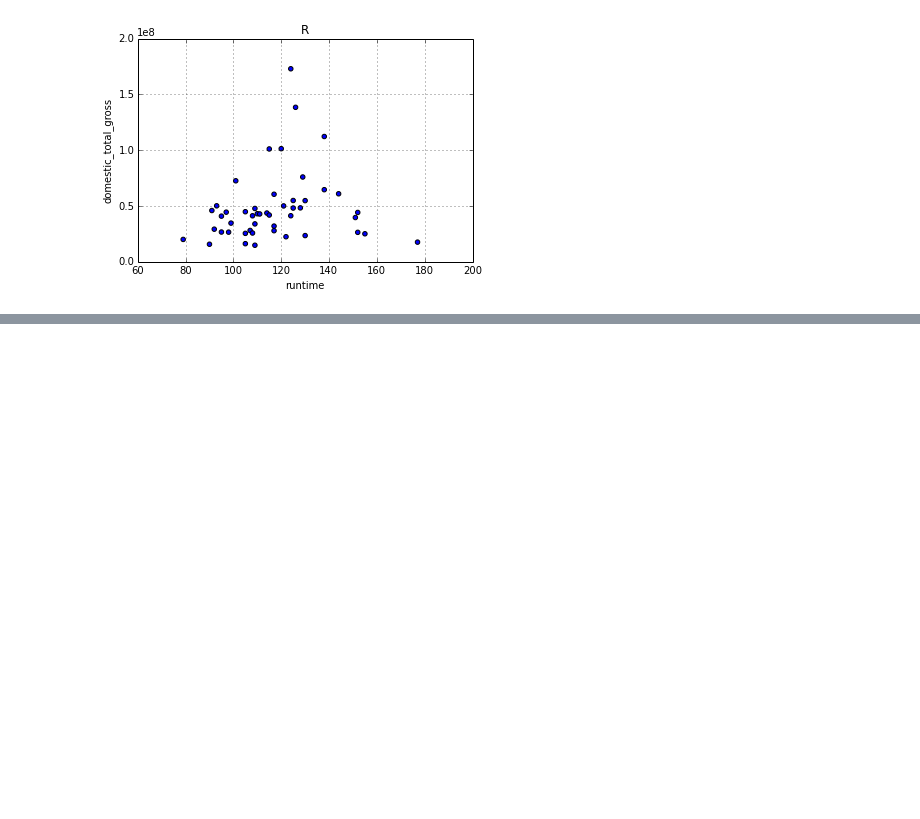
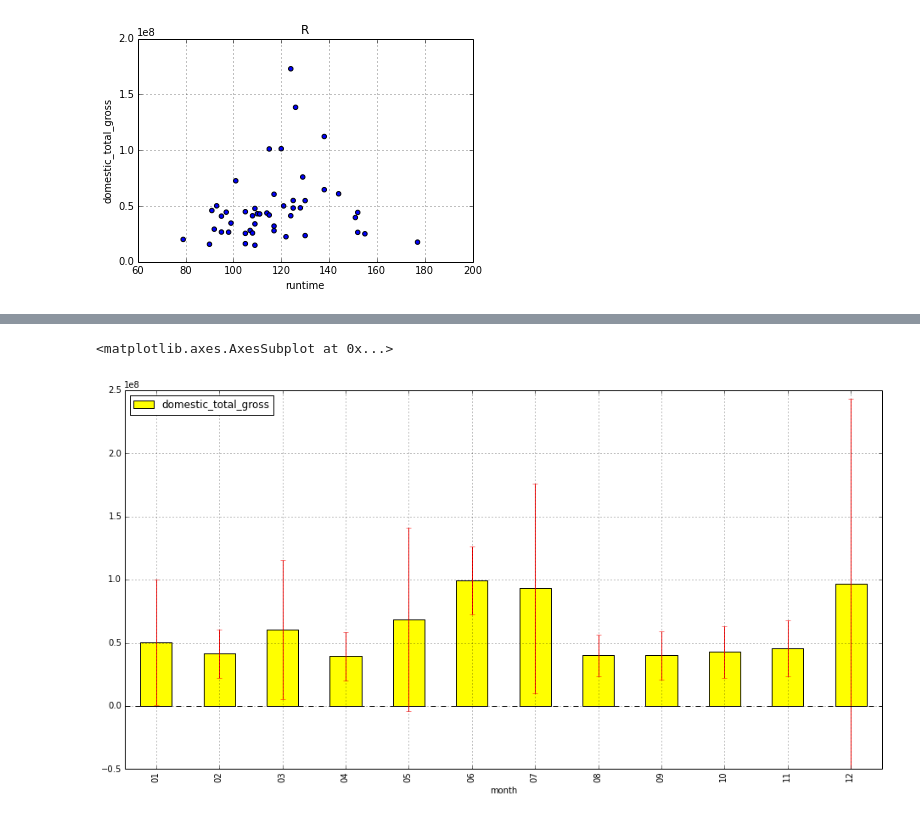
Before and after one commit to KevinMars/Luther, a Jupyter notebook: intro_to_web_scraping/Pandas Challenge.ipynb, the cells around one changed output, grey strips where cells are left out. Drawn from its saved outputs; the diff is of its cells as text; code cells hidden in the pictures; blank space fills up the shorter version.

```diff
--- a/intro_to_web_scraping/Pandas Challenge.ipynb
+++ b/intro_to_web_scraping/Pandas Challenge.ipynb
@@ -158,0 +211,11 @@ for group_title,group_data in df4_group:
+# %%
+df6_first_split = pd.DataFrame(df6.release_date.str.split('-',3).tolist(),columns = ['year','month','drop1'])
+df6_second_split = pd.DataFrame(df6_first_split.drop1.str.split(' ',1).tolist(),columns = ['day','drop2'])
+df6_final_split = df6_first_split.join(df6_second_split)
+# %%
+df6_final_split = df6_final_split.drop(['drop1','drop2'], axis=1)
+# %%
+df6_with_seperate_values = df6.join(df6_final_split)
+# %%
+df6_with_seperate_values = df6_with_seperate_values.drop(['year','runtime'], axis=1)
+df6_with_seperate_values.head()
@@ -158,0 +229,15 @@ for group_title,group_data in df4_group:
+# %%
+#challenge 6
+
+df6_group = df6_with_seperate_values.groupby('month')
+
+df6_mean = df6_group.mean()
+df6_std = df6_group.std()
+
+df6_mean.plot(figsize=(16,8), yerr=df6_std, kind='bar', color='yellow', ecolor='red')
+
+# for groups,data in df6_group:
+#     data.plot(x='day',subplots=True, kind='bar')
+# %% [output]
+<matplotlib.axes.AxesSubplot at 0x...>
+[figure, added]
```
Also changed, not shown: parts of 7 cells of this notebook, 11 other files.
